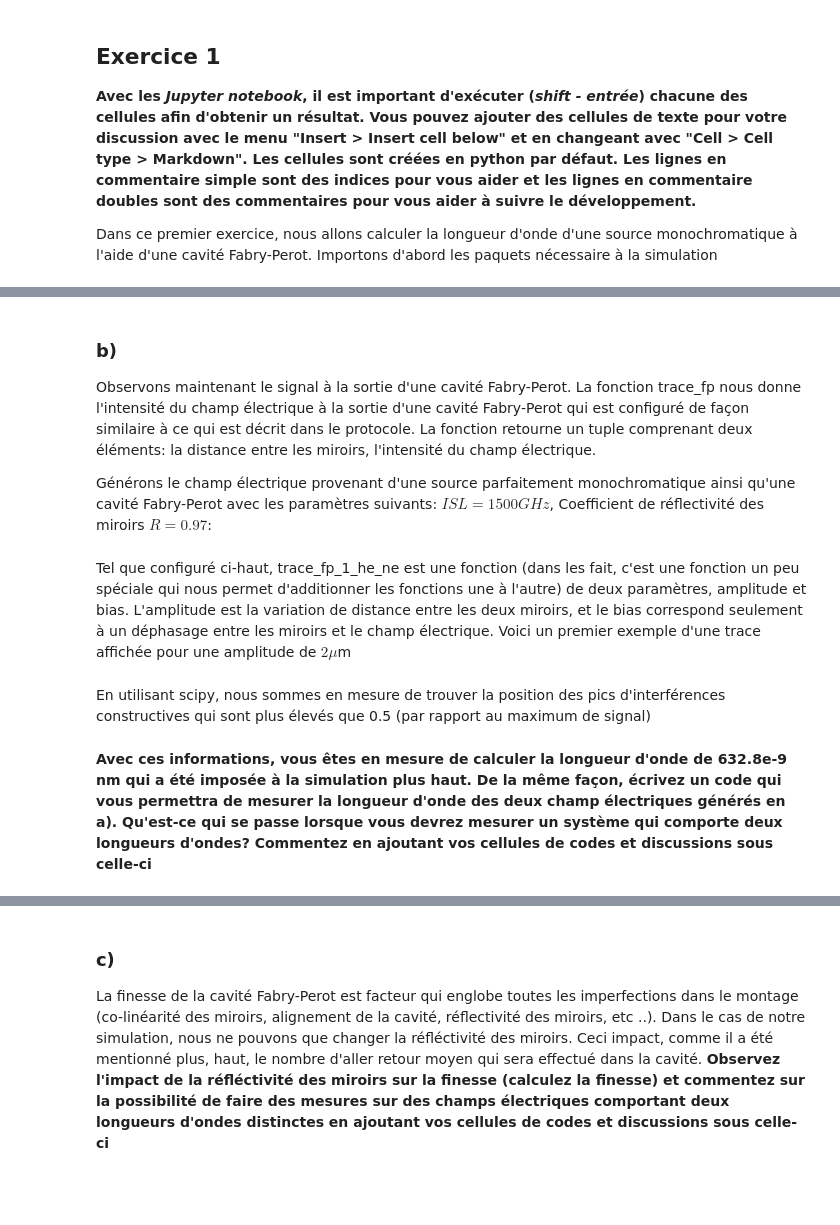
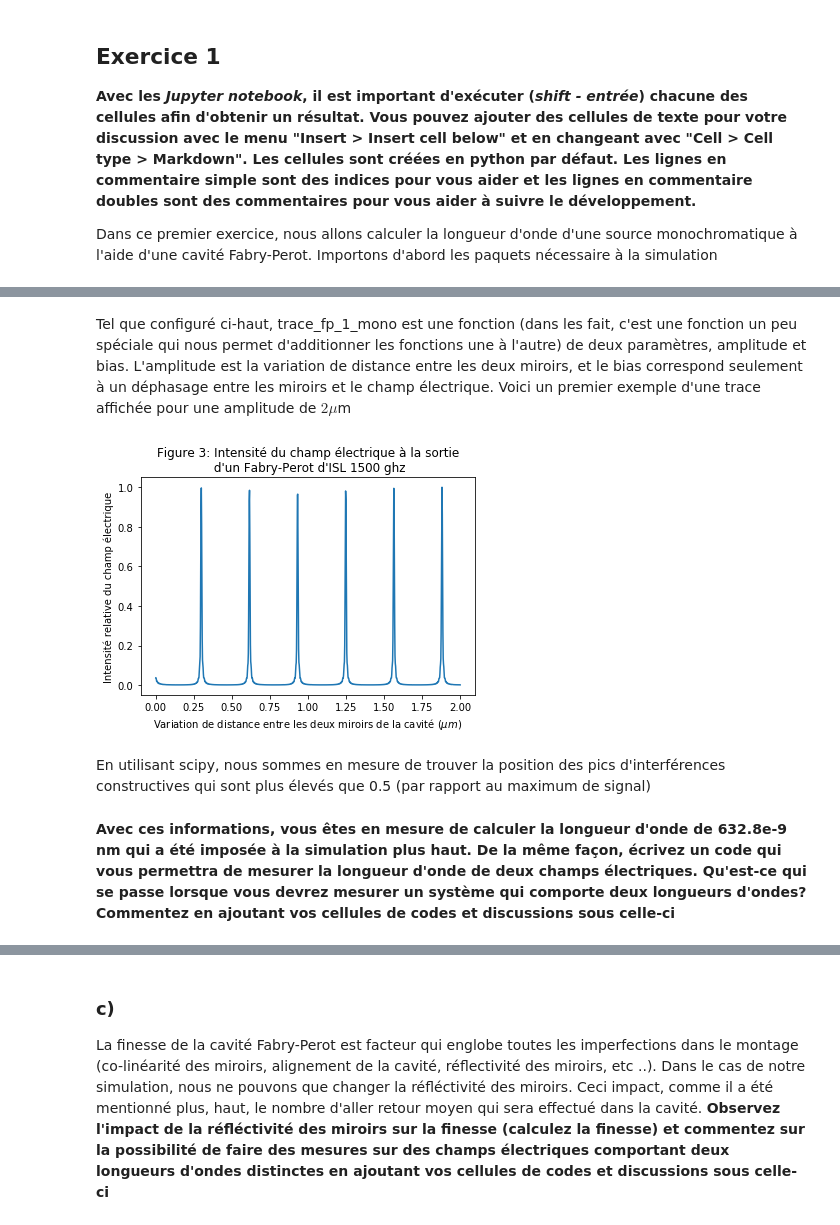
Before and after one commit to GuillaumeAllain/UL_PHY2006-FABRY_PEROT_SIMULATION, a Jupyter notebook: f-p_lab.ipynb, the cells around one changed output, grey strips where cells are left out. Saved outputs shown, nothing was run; the diff lists cells and outputs as text; code cells hidden in the pictures; blank space fills up the shorter version.

```diff
--- a/f-p_lab.ipynb
+++ b/f-p_lab.ipynb
@@ -214,5 +226,0 @@ Using matplotlib backend: MacOSX
-# %% [markdown]
-### b)
-Observons maintenant le signal à la sortie d'une cavité Fabry-Perot. La fonction trace_fp nous donne l'intensité du champ électrique à la sortie d'une cavité Fabry-Perot qui est configuré de façon similaire à ce qui est décrit dans le protocole. La fonction retourne un tuple comprenant deux éléments: la distance entre les miroirs, l'intensité du champ électrique.
-
-Générons le champ électrique provenant d'une source parfaitement monochromatique ainsi qu'une cavité Fabry-Perot avec les paramètres suivants: $ISL = 1500 GHz$, Coefficient de réflectivité des miroirs $R = 0.97$:
@@ -236,12 +227,14 @@ trace_fp_1_he_ne = lambda amplitude, bias: trace_fp(amplitude, bias, ISL, R, cha
 # %% [markdown]
-Tel que configuré ci-haut, trace_fp_1_he_ne est une fonction (dans les fait, c'est une fonction un peu spéciale qui nous permet d'additionner les fonctions une à l'autre) de deux paramètres, amplitude et bias. L'amplitude est la variation de distance entre les deux miroirs, et le bias correspond seulement à un déphasage entre les miroirs et le champ électrique. Voici un premier exemple d'une trace affichée pour une amplitude de $2\mu$m
+Tel que configuré ci-haut, trace_fp_1_mono est une fonction (dans les fait, c'est une fonction un peu spéciale qui nous permet d'additionner les fonctions une à l'autre) de deux paramètres, amplitude et bias. L'amplitude est la variation de distance entre les deux miroirs, et le bias correspond seulement à un déphasage entre les miroirs et le champ électrique. Voici un premier exemple d'une trace affichée pour une amplitude de $2\mu$m
 # %%
-distance_miroirs, intensité = trace_fp_1_he_ne(2e-6,0)
+distance_miroirs, intensité = trace_fp_1_mono(2e-6,0)
 plt.plot(distance_miroirs*1e6, intensité)
-plt.title("Figure 7: Intensité du champ électrique à la sortie\n d'un Fabry-Perot d'ISL 1500 ghz")
+plt.title("Figure 3: Intensité du champ électrique à la sortie\n d'un Fabry-Perot d'ISL 1500 ghz")
 plt.xlabel(r'Variation de distance entre les deux miroirs de la cavité ($\mu m$)')
 plt.ylabel('Intensité relative du champ électrique')
 plt.show()
+# %% [output]
+[figure, added]
 # %% [markdown]
 En utilisant scipy, nous sommes en mesure de trouver la position des pics d'interférences constructives qui sont plus élevés que 0.5 (par rapport au maximum de signal)
 # %%
@@ -259,4 +252,4 @@ distance = distance_miroirs[peaks]
 
 différence_miroirs = np.diff(distance)
 # %% [markdown]
-**Avec ces informations, vous êtes en mesure de calculer la longueur d'onde de 632.8e-9 nm qui a été imposée à la simulation plus haut. De la même façon, écrivez un code qui vous permettra de mesurer la longueur d'onde des deux champ électriques générés en a). Qu'est-ce qui se passe lorsque vous devrez mesurer un système qui comporte deux longueurs d'ondes? Commentez en ajoutant vos cellules de codes et discussions sous celle-ci**
+**Avec ces informations, vous êtes en mesure de calculer la longueur d'onde de 632.8e-9 nm qui a été imposée à la simulation plus haut. De la même façon, écrivez un code qui vous permettra de mesurer la longueur d'onde de deux champs électriques. Qu'est-ce qui se passe lorsque vous devrez mesurer un système qui comporte deux longueurs d'ondes? Commentez en ajoutant vos cellules de codes et discussions sous celle-ci**
```
Also changed, not shown: parts of 17 cells of this notebook.
